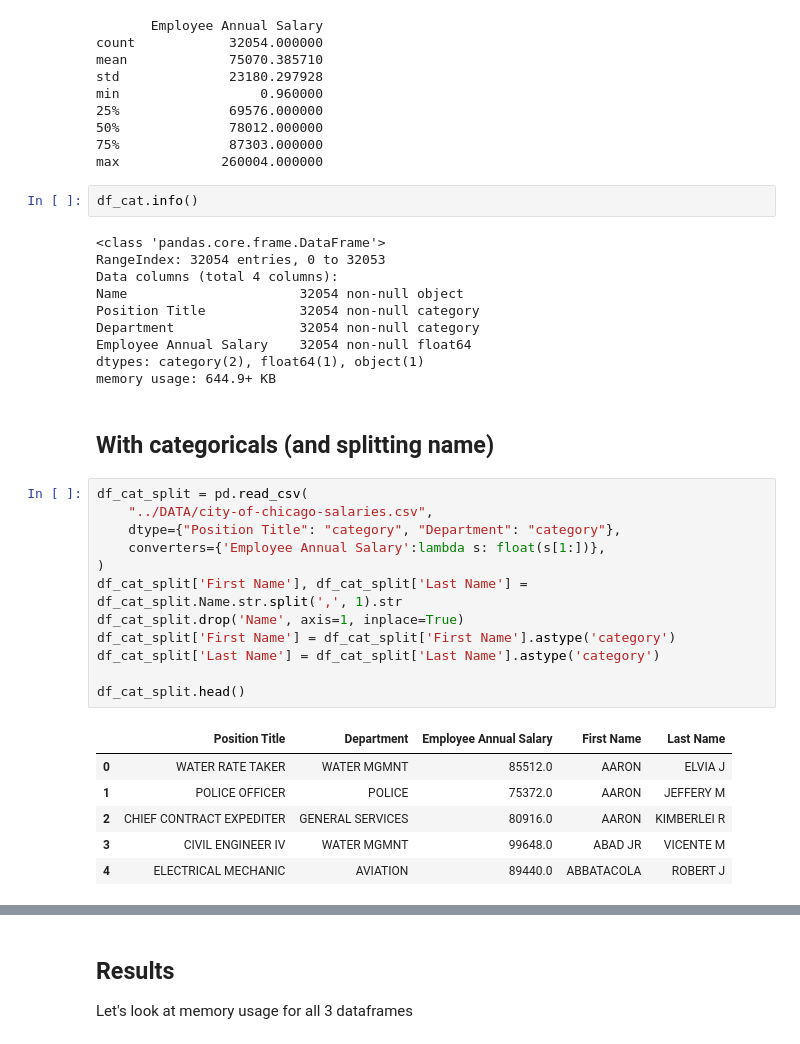
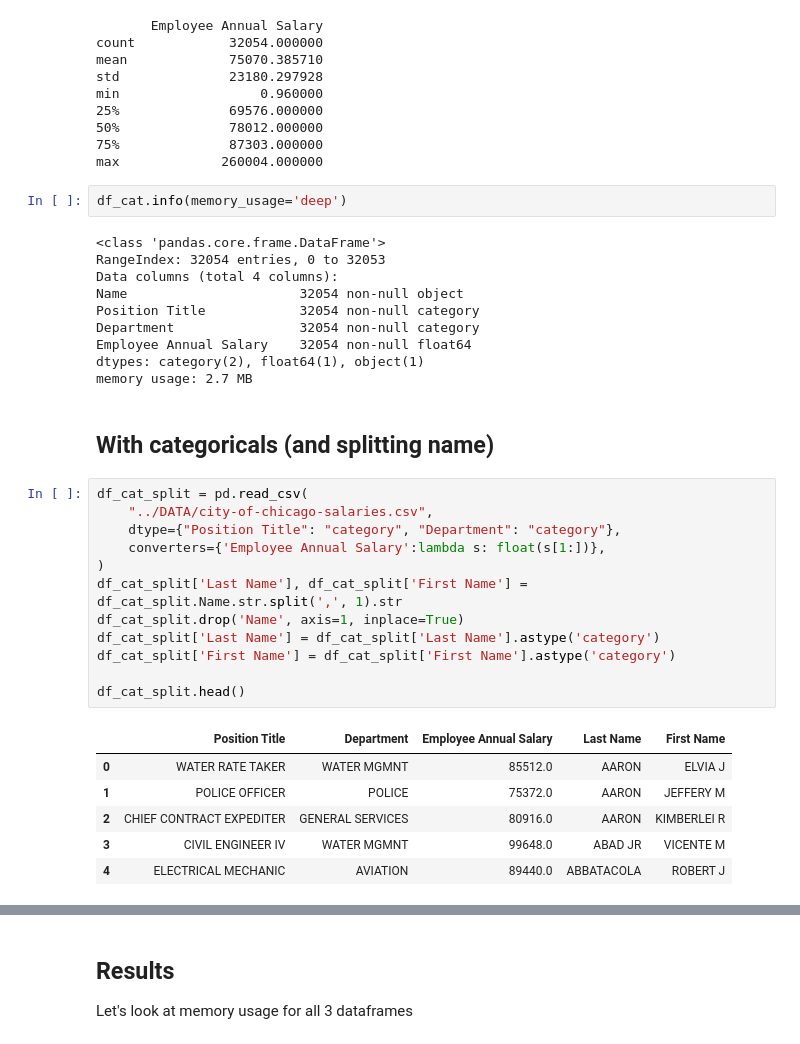
Before and after one commit to jstrickler/20190506Bettis, a Jupyter notebook: NOTEBOOKS/PandasCategoricals.ipynb, the cells around one changed output, grey strips where cells are left out. Drawn from its saved outputs; the diff is of its cells as text.

```diff
--- a/NOTEBOOKS/PandasCategoricals.ipynb
+++ b/NOTEBOOKS/PandasCategoricals.ipynb
@@ -73,7 +59,7 @@ min                  0.960000
 75%              87303.000000
 max             260004.000000
 # %%
-df_cat.info()
+df_cat.info(memory_usage='deep')
 # %% [output]
 <class 'pandas.core.frame.DataFrame'>
 RangeIndex: 32054 entries, 0 to 32053
@@ -83,23 +69,23 @@ Position Title            32054 non-null category
 Department                32054 non-null category
 Employee Annual Salary    32054 non-null float64
 dtypes: category(2), float64(1), object(1)
-memory usage: 644.9+ KB
+memory usage: 2.7 MB
 # %% [markdown]
 ## With categoricals (and splitting name)
 # %%
 df_cat_split = pd.read_csv(
     "../DATA/city-of-chicago-salaries.csv",
     dtype={"Position Title": "category", "Department": "category"},
     converters={'Employee Annual Salary':lambda s: float(s[1:])},
 )
-df_cat_split['First Name'], df_cat_split['Last Name'] = df_cat_split.Name.str.split(',', 1).str
+df_cat_split['Last Name'], df_cat_split['First Name'] = df_cat_split.Name.str.split(',', 1).str
 df_cat_split.drop('Name', axis=1, inplace=True)
+df_cat_split['Last Name'] = df_cat_split['Last Name'].astype('category')
 df_cat_split['First Name'] = df_cat_split['First Name'].astype('category')
-df_cat_split['Last Name'] = df_cat_split['Last Name'].astype('category')
 
 df_cat_split.head()
 # %% [output]
-|  | Position Title | Department | Employee Annual Salary | First Name | Last Name |
+|  | Position Title | Department | Employee Annual Salary | Last Name | First Name |
 | 0 | WATER RATE TAKER | WATER MGMNT | 85512.0 | AARON | ELVIA J |
 | 1 | POLICE OFFICER | POLICE | 75372.0 | AARON | JEFFERY M |
 | 2 | CHIEF CONTRACT EXPEDITER | GENERAL SERVICES | 80916.0 | AARON | KIMBERLEI R |
```
Also changed, not shown: parts of 7 cells of this notebook, 15 other files.
